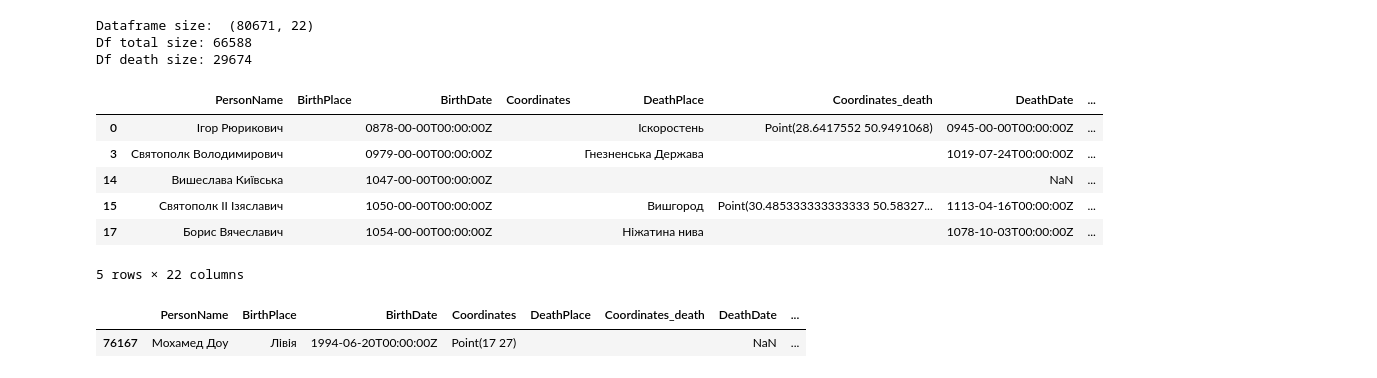
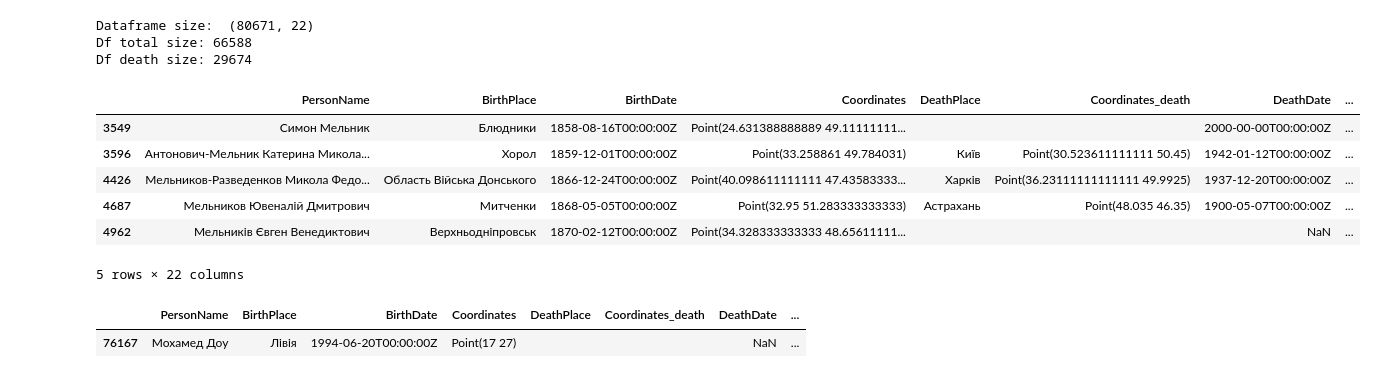
Before and after one commit to romario076/ukrainians_wikimap, a Jupyter notebook: ukrainians_wikimap_extension.ipynb, the cells around one changed output. Saved outputs shown, nothing was run; the diff lists cells and outputs as text; code cells hidden in the pictures.

```diff
--- a/ukrainians_wikimap_extension.ipynb
+++ b/ukrainians_wikimap_extension.ipynb
@@ -49,19 +49,14 @@ Dataframe size:  (80671, 22)
 Df total size: 66588
 Df death size: 29674
 # %%
-df2 = pd.read_csv("data_extractor/ukrainian_history_data_batched.csv")
-
-### Drop duplicates
-df2 = df2.drop_duplicates(['PersonName','WikipediaURL'])
-df2[['BirthPlace','Coordinates','DeathPlace','Coordinates_death']] = df2[['BirthPlace','Coordinates','DeathPlace','Coordinates_death']].fillna('')
-df2[(df2.BirthPlace=='')].head()
+df[df.PersonName.str.contains("Мельник")].head()
 # %% [output]
 |  | PersonName | BirthPlace | BirthDate | Coordinates | DeathPlace | Coordinates_death | DeathDate | ... |
-| 0 | Ігор Рюрикович |  | 0878-00-00T00:00:00Z |  | Іскоростень | Point(28.6417552 50.9491068) | 0945-00-00T00:00:00Z | ... |
-| 3 | Святополк Володимирович |  | 0979-00-00T00:00:00Z |  | Гнезненська Держава |  | 1019-07-24T00:00:00Z | ... |
-| 14 | Вишеслава Київська |  | 1047-00-00T00:00:00Z |  |  |  | NaN | ... |
-| 15 | Святополк II Ізяславич |  | 1050-00-00T00:00:00Z |  | Вишгород | Point(30.485333333333333 50.58327... | 1113-04-16T00:00:00Z | ... |
-| 17 | Борис Вячеславич |  | 1054-00-00T00:00:00Z |  | Ніжатина нива |  | 1078-10-03T00:00:00Z | ... |
+| 3549 | Симон Мельник | Блюдники | 1858-08-16T00:00:00Z | Point(24.631388888889 49.11111111... |  |  | 2000-00-00T00:00:00Z | ... |
+| 3596 | Антонович-Мельник Катерина Микола... | Хорол | 1859-12-01T00:00:00Z | Point(33.258861 49.784031) | Київ | Point(30.523611111111 50.45) | 1942-01-12T00:00:00Z | ... |
+| 4426 | Мельников-Разведенков Микола Федо... | Область Війська Донського | 1866-12-24T00:00:00Z | Point(40.098611111111 47.43583333... | Харків | Point(36.23111111111111 49.9925) | 1937-12-20T00:00:00Z | ... |
+| 4687 | Мельников Ювеналій Дмитрович | Митченки | 1868-05-05T00:00:00Z | Point(32.95 51.283333333333) | Астрахань | Point(48.035 46.35) | 1900-05-07T00:00:00Z | ... |
+| 4962 | Мельників Євген Венедиктович | Верхньодніпровськ | 1870-02-12T00:00:00Z | Point(34.328333333333 48.65611111... |  |  | NaN | ... |
 5 rows × 22 columns
 # %%
 df[df.PersonName.str.contains("Мохамед Доу")]
```
Also changed, not shown: parts of 1 cell of this notebook, 5 other files.
